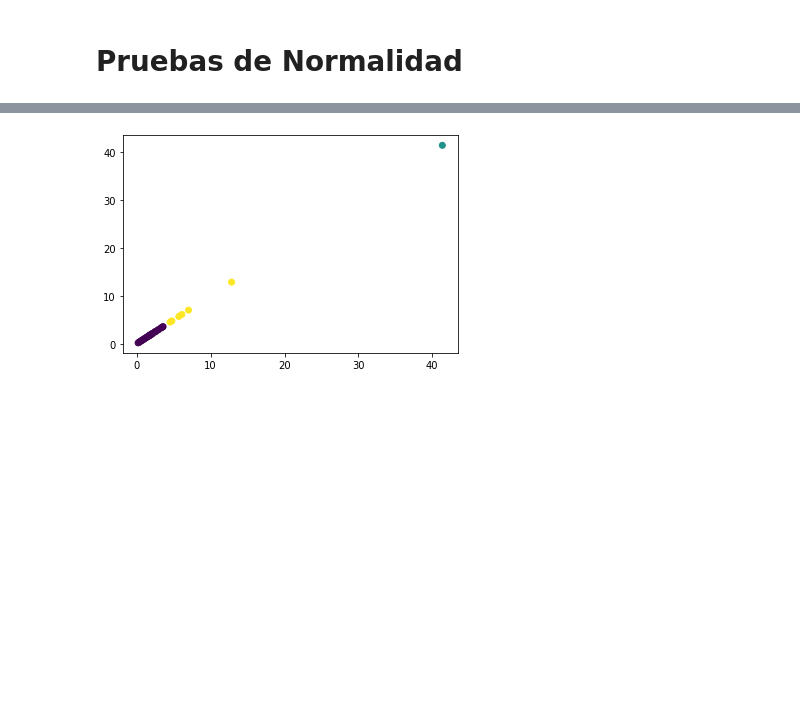
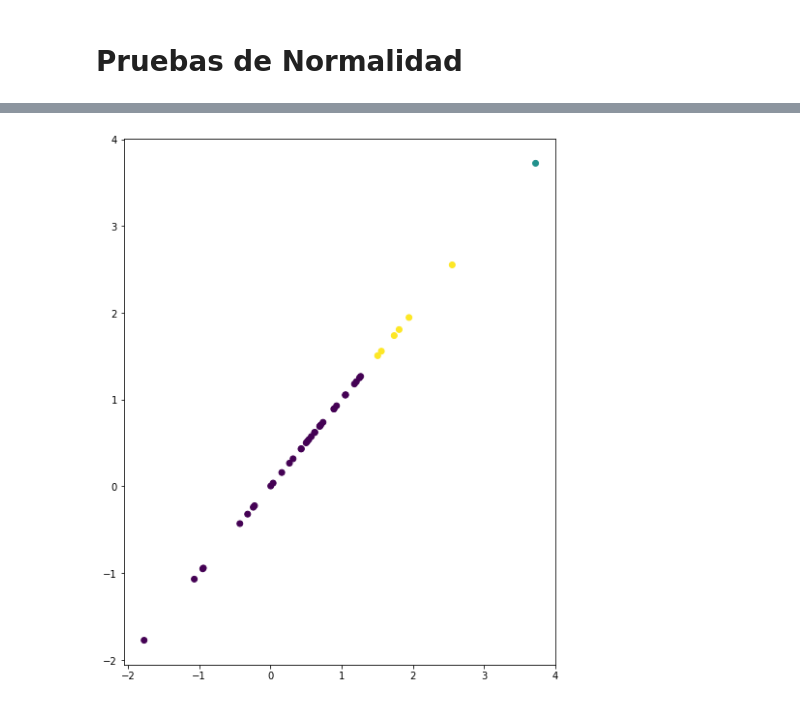
Before and after one commit to JuanLombana/MachineLearning, a Jupyter notebook: CloudLocation/Acumulados.ipynb, the cells around one changed output, grey strips where cells are left out. Saved outputs shown, nothing was run; the diff lists cells and outputs as text; code cells hidden in the pictures; blank space fills up the shorter version.

Commit message:
Dendrograma y kmeans

```diff
--- a/CloudLocation/Acumulados.ipynb
+++ b/CloudLocation/Acumulados.ipynb
@@ -95,16 +92,0 @@ for r in np.arange(0,11):
-# %%
-fig, axs = plt.subplots(11,5,figsize=(20,50))
-for r in np.arange(0,11):
-    for c in np.arange(0,5):
-        if(r*5+c < 53):
-            company = assets.Name[r*5+c]
-            axs[r][c].set_xlabel(company)
-            if(len(acumulados[company]['acumulado'])>1):
-                m = acumulados[company].describe()['acumulado']['mean']
-                s = acumulados[company].describe()['acumulado']['std']
-                data=acumulados[company].apply(lambda x: (x.acumulado-m)/s,axis=1)
-                normal = np.random.normal(size=100)
-                #data = acumulados[company]['acumulado']
-                #normal = np.random.normal(loc=m,scale=s,size=100)
-                sns.distplot(data,ax=axs[r][c],axlabel=False)
-                sns.distplot(normal, hist=False,ax=axs[r][c])
@@ -113 +95,12 @@ for r in np.arange(0,11):
+# %%
+totalizadoDia =  totalizadoDia.dropna(axis=0,how='any')
+t = totalizadoDia.transpose()
+data_temp = np.array([])
+groups = np.array([])
+
+for i,r in assets.iterrows():
+    if r.Name in t:
+        x = np.array(t[r.Name][:-1])/math.pow(1024,3)
+        data_temp = np.append(data_temp,x)
+        groups = np.append(groups, np.repeat(r.Name,len(x)))
 # %%
@@ -121,0 +134,10 @@ totalizadoDia =  totalizadoDia.dropna(axis=0,how='any')
+# %%
+from sklearn.cluster import KMeans
+
+wss=[]
+for i in range(1,6):
+    clus = KMeans(n_clusters=i,init='k-means++')
+    clus.fit(totalizadoDia)
+    wss.append(clus.inertia_)
+
+plt.plot(range(1,6),wss)
@@ -122,6 +147,6 @@ totalizadoDia =  totalizadoDia.dropna(axis=0,how='any')
 # %%
 from sklearn.cluster import KMeans
 # %%
-y_pred = KMeans(n_clusters=3).fit_predict(totalizadoDia)
+y_pred = KMeans(n_clusters=3,init='k-means++').fit_predict(totalizadoDia)
 # %%
 totalizadoDia['Grupo'] = y_pred
@@ -147,5 +166,7 @@ totalizadoDia
 # %%
 s=totalizadoDia.apply(np.sum,axis=1)/math.pow(1024,3)
+s=np.log(s)
+plt.figure(figsize=(8,10))
 plt.scatter(s,s,c=y_pred);
 # %% [output]
-[figure, old version]
+[figure, new version]
```
Also changed, not shown: parts of 16 cells of this notebook.
